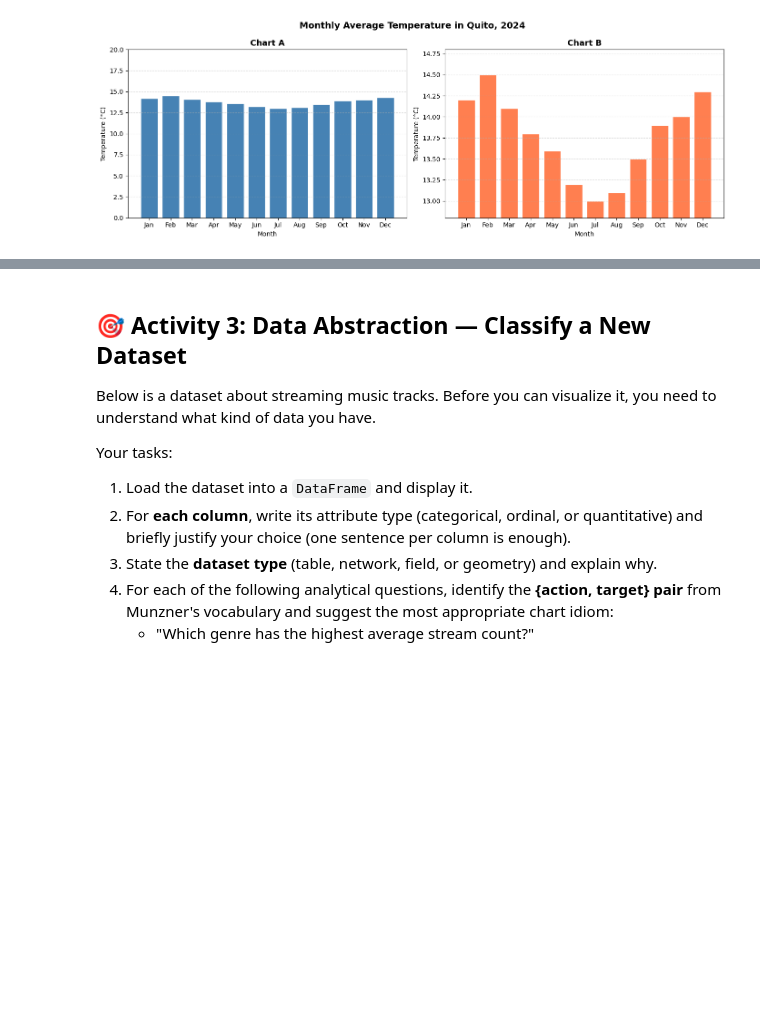
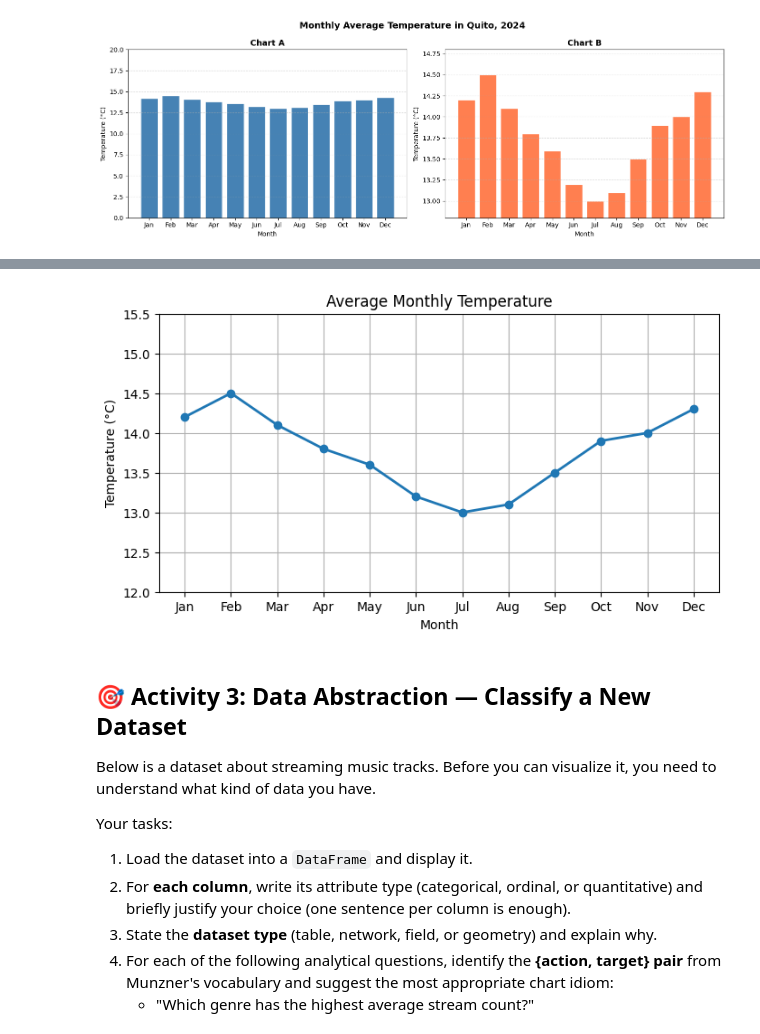
Before and after one commit to NicoCarrion02/data_visualization_6011, a Jupyter notebook: lab1/lab1.ipynb, the cells around one changed output, grey strips where cells are left out. Drawn from its saved outputs; the diff is of its cells as text; code cells hidden in the pictures; blank space fills up the shorter version.

```diff
--- a/lab1/lab1.ipynb
+++ b/lab1/lab1.ipynb
@@ -684,3 +686,19 @@ plt.show()
+# %%
+y_min = min(temps) - 1
+y_max = max(temps) + 1
+
+plt.figure(figsize=(8, 4))
+plt.plot(months, temps, marker='o', linewidth=2)
+
+plt.title("Average Monthly Temperature")
+plt.xlabel("Month")
+plt.ylabel("Temperature (°C)")
+plt.ylim(y_min, y_max)
+plt.grid(True)
+
+plt.show()
+# %% [output]
+[figure, added]
 # %% [markdown]
 ## 🎯 Activity 3: Data Abstraction — Classify a New Dataset
 
```
Also changed, not shown: parts of 1 cell of this notebook.
